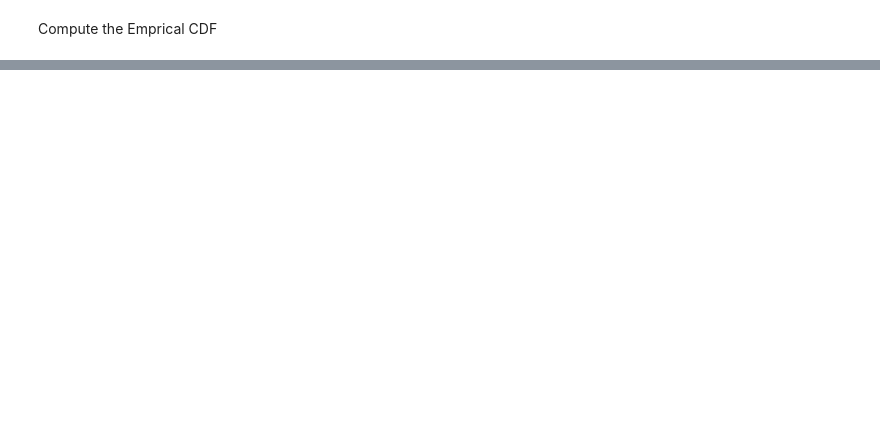
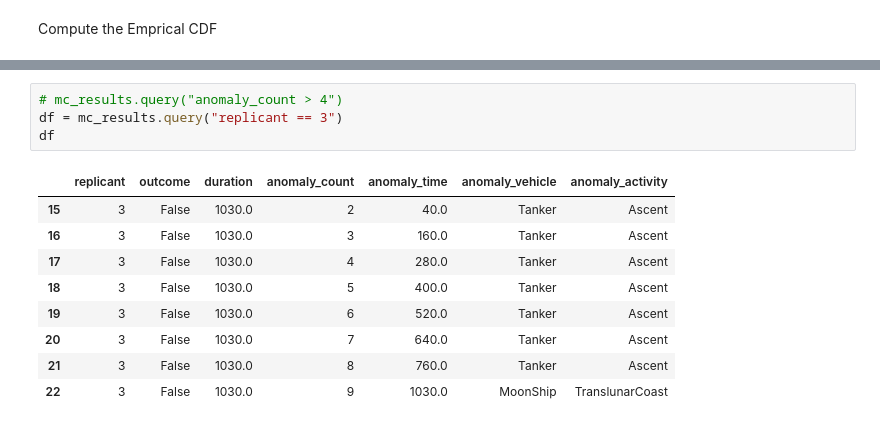
Before and after one commit to edhschen/space_mission_des, a Jupyter notebook: SpaceMissionDES/analysis/viz_monte_carlo.ipynb, the cells around one changed output, grey strips where cells are left out. Cells and saved outputs as stored; diff of their text form; blank space fills up the shorter version.

```diff
--- a/SpaceMissionDES/analysis/viz_monte_carlo.ipynb
+++ b/SpaceMissionDES/analysis/viz_monte_carlo.ipynb
@@ -75,0 +137,14 @@ plot_ECDF(df)
+# %%
+# mc_results.query("anomaly_count > 4")
+df = mc_results.query("replicant == 3")
+df
+# %% [output]
+|  | replicant | outcome | duration | anomaly_count | anomaly_time | anomaly_vehicle | anomaly_activity |
+| 15 | 3 | False | 1030.0 | 2 | 40.0 | Tanker | Ascent |
+| 16 | 3 | False | 1030.0 | 3 | 160.0 | Tanker | Ascent |
+| 17 | 3 | False | 1030.0 | 4 | 280.0 | Tanker | Ascent |
+| 18 | 3 | False | 1030.0 | 5 | 400.0 | Tanker | Ascent |
+| 19 | 3 | False | 1030.0 | 6 | 520.0 | Tanker | Ascent |
+| 20 | 3 | False | 1030.0 | 7 | 640.0 | Tanker | Ascent |
+| 21 | 3 | False | 1030.0 | 8 | 760.0 | Tanker | Ascent |
+| 22 | 3 | False | 1030.0 | 9 | 1030.0 | MoonShip | TranslunarCoast |
```
Also changed, not shown: parts of 13 cells of this notebook.
